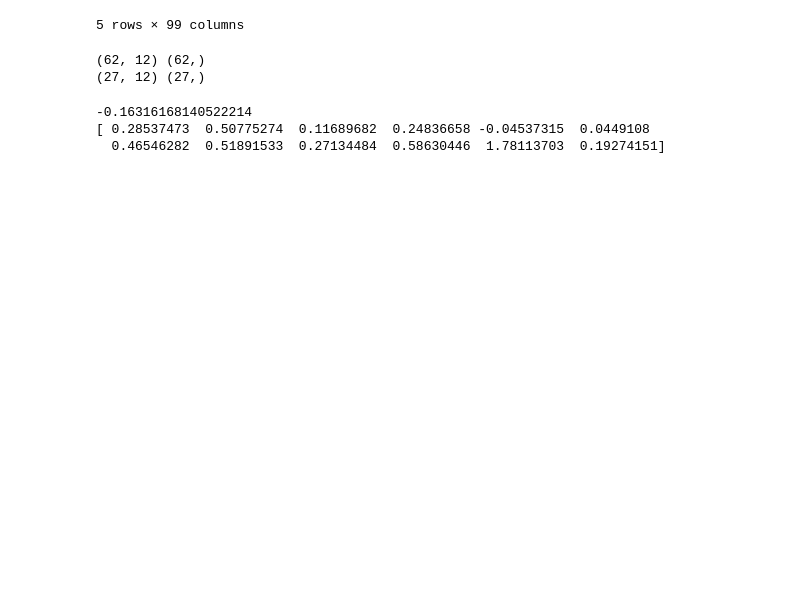
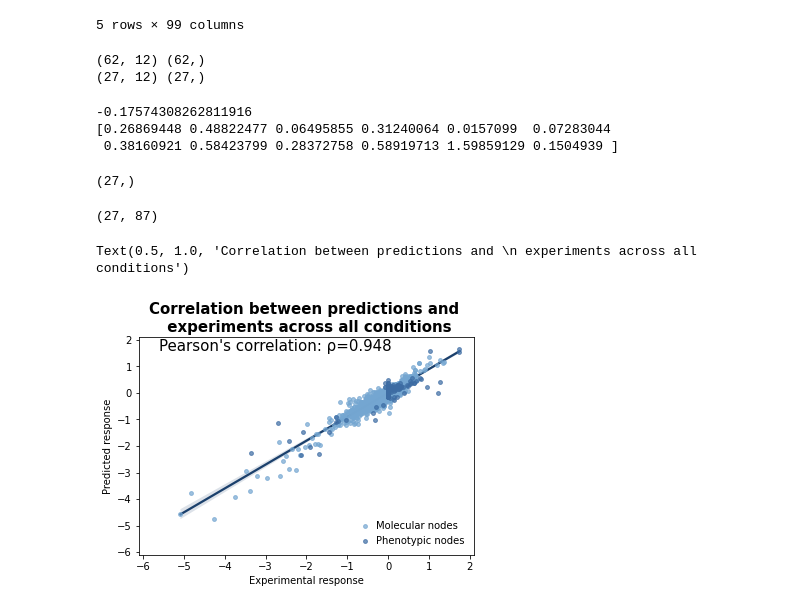
Before and after one commit to yumengyang/COVID-19-spread-trend, a Jupyter notebook: LM_Logistic_Model.ipynb, the cells around one changed output. Cells and saved outputs as stored; diff of their text form; code cells hidden in the pictures; blank space fills up the shorter version.

```diff
--- a/LM_Logistic_Model.ipynb
+++ b/LM_Logistic_Model.ipynb
@@ -33,8 +36,8 @@ df.head()
 5 rows × 99 columns
 # %%
 # specify X(D in our document concentration of the drugs were applies) and Y(X in the document)
-x = df.iloc[:, -12:].values
-y1 = df.iloc[:,0].values
+x = df.iloc[:, -12:]
+y1 = df.iloc[:,0]
 # %%
 # creat training and testing set(70% for training, n = 62 conditions), with same proportation as CellBox
 X_train, X_test, y_train, y_test = train_test_split(x, y1, test_size=0.3)
@@ -50,9 +53,69 @@ lm = LinearRegression().fit(X_train, y_train)
 print(lm.intercept_)
 print(lm.coef_)
 # %% [output]
--0.16316168140522214
-[ 0.28537473  0.50775274  0.11689682  0.24836658 -0.04537315  0.0449108
-  0.46546282  0.51891533  0.27134484  0.58630446  1.78113703  0.19274151]
+-0.17574308262811916
+[0.26869448 0.48822477 0.06495855 0.31240064 0.0157099  0.07283044
+ 0.38160921 0.58423799 0.28372758 0.58919713 1.59859129 0.1504939 ]
 # %%
-# predictions on test data
+# predictions on test data and correlation
 y_pred = lm.predict(X_test)
+y_pred.shape
+# %% [output]
+(27,)
+# %%
+# Loop through all response and do the regression
+df2 = pd.DataFrame()
+X_train.shape
+for column in df:
+  x = df.iloc[:,-12:]
+  y = df.iloc[:,0:87]
+  X_train, X_test, y_train, y_test = train_test_split(x, y, test_size=0.3)
+  lm = LinearRegression().fit(X_train, y_train)
+  y_pred = lm.predict(X_test)
+
+  df2 = y_pred
+# %%
+df2.shape
+# %% [output]
+(27, 87)
+# %%
+# Mimic figure 2C
+# the columns from 0 to 82 represent for Molecular nodes
+# columns 82 to 87 represent for phenotypic nodes
+# pearson correlation is 0.948
+
+x_all = y_test.values.flatten()
+y_all = df2.flatten()
+
+x_prot = y_test.iloc[:,0:82]
+y_prot = df2[:,0:82]
+x_pheno = y_test.iloc[:,82:87]
+y_pheno = df2[:,82:87]
+
+plt.scatter(x_prot, y_prot, s = 15, alpha = 0.7, color="#74A6D1",zorder=3)
+plt.scatter(x_pheno, y_pheno, s = 15, alpha = 0.7, color="#3D6CA3",zorder=4)
+
+plt.legend(["Molecular nodes","Phenotypic nodes"], loc="lower right", frameon=False,
+          handletextpad=0.1)
+plt.plot([-10, 10], [-10, 10], c = 'white', alpha = 0, ls = '--')
+
+sns.regplot(x_all, y_all, scatter_kws={'s': 15, 'alpha': 0},line_kws={'color': '#1B406C', 'alpha': 1})
+
+plt.xticks(np.arange(-6,3))
+plt.yticks(np.arange(-6,3))
+
+lower = np.min([x_all, y_all])
+upper = np.max([x_all, y_all])
+plt.xlim([lower*1.2, upper*1.2])
+plt.ylim([lower*1.2, upper*1.2])
+
+r = np.corrcoef(x_all, y_all)[0][1]
+plt.text(x = -5.6, y= 1.6, s='Pearson\'s correlation: ρ=%1.3f'%r,
+        size = 15)
+plt.xlabel('Experimental response')
+plt.ylabel('Predicted response')
+plt.title("Correlation between predictions and \n experiments across all conditions",
+          weight='bold', size=15)
+# %% [output]
+Text(0.5, 1.0, 'Correlation between predictions and \n experiments across all conditions')
+[figure, added]
```
Also changed, not shown: parts of 4 cells of this notebook.
